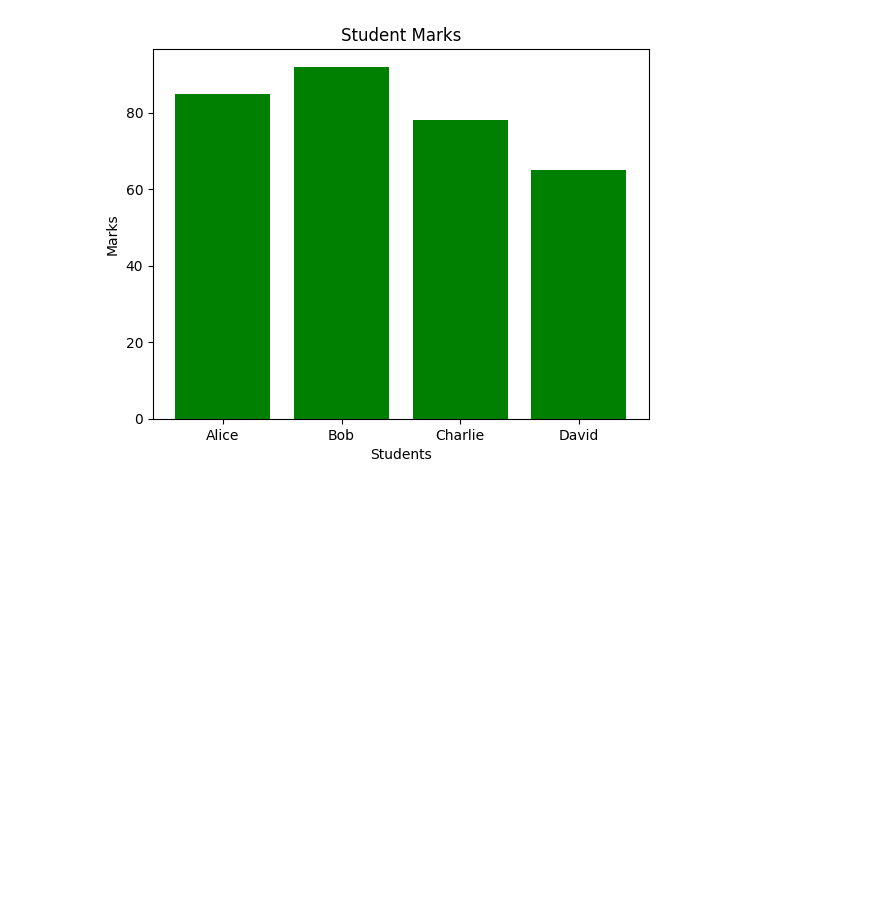
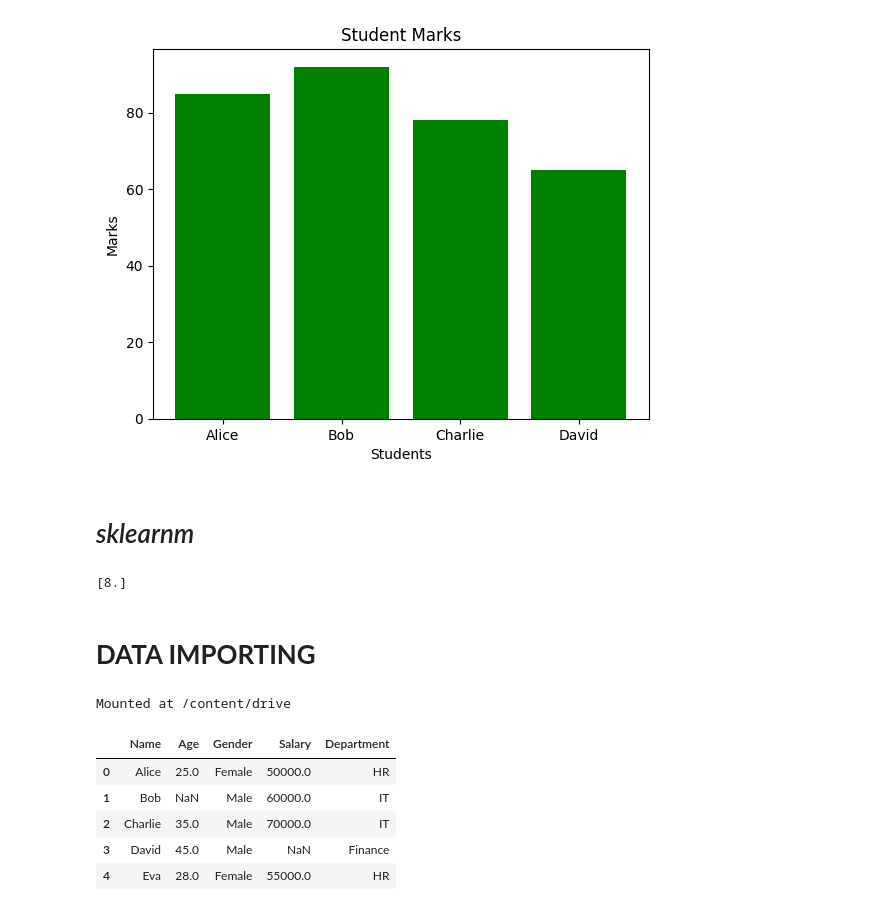
Before and after one commit to sreyas-sunandan/summer-internship-AI-ML, a Jupyter notebook: summerintership_ai_ml.ipynb, the cells around one changed output. Cells and saved outputs as stored; diff of their text form; code cells hidden in the pictures; blank space fills up the shorter version.

```diff
--- a/summerintership_ai_ml.ipynb
+++ b/summerintership_ai_ml.ipynb
@@ -92,3 +92,34 @@ plt.ylabel("Marks")
 plt.show()
 # %% [output]
 [figure]
+# %% [markdown]
+# *sklearnm*
+# %%
+from sklearn.linear_model import LinearRegression
+import numpy as np
+# sample data
+X = np.array([[1], [2], [3]])
+y = np.array([2, 4, 6])
+model = LinearRegression()
+model.fit(X, y)
+print(model.predict([[4]]))
+# %% [output]
+[8.]
+# %% [markdown]
+# **DATA IMPORTING**
+# %%
+from google.colab import drive
+drive.mount('/content/drive')
+# %% [output]
+Mounted at /content/drive
+# %%
+import pandas as pd
+df = pd.read_csv("/content/drive/MyDrive/Colab Notebooks/summerinternship/uncleaned_dataset.csv")
+df.head()
+# %% [output]
+|  | Name | Age | Gender | Salary | Department |
+| 0 | Alice | 25.0 | Female | 50000.0 | HR |
+| 1 | Bob | NaN | Male | 60000.0 | IT |
+| 2 | Charlie | 35.0 | Male | 70000.0 | IT |
+| 3 | David | 45.0 | Male | NaN | Finance |
+| 4 | Eva | 28.0 | Female | 55000.0 | HR |
```
Also changed, not shown: parts of 6 cells of this notebook.
